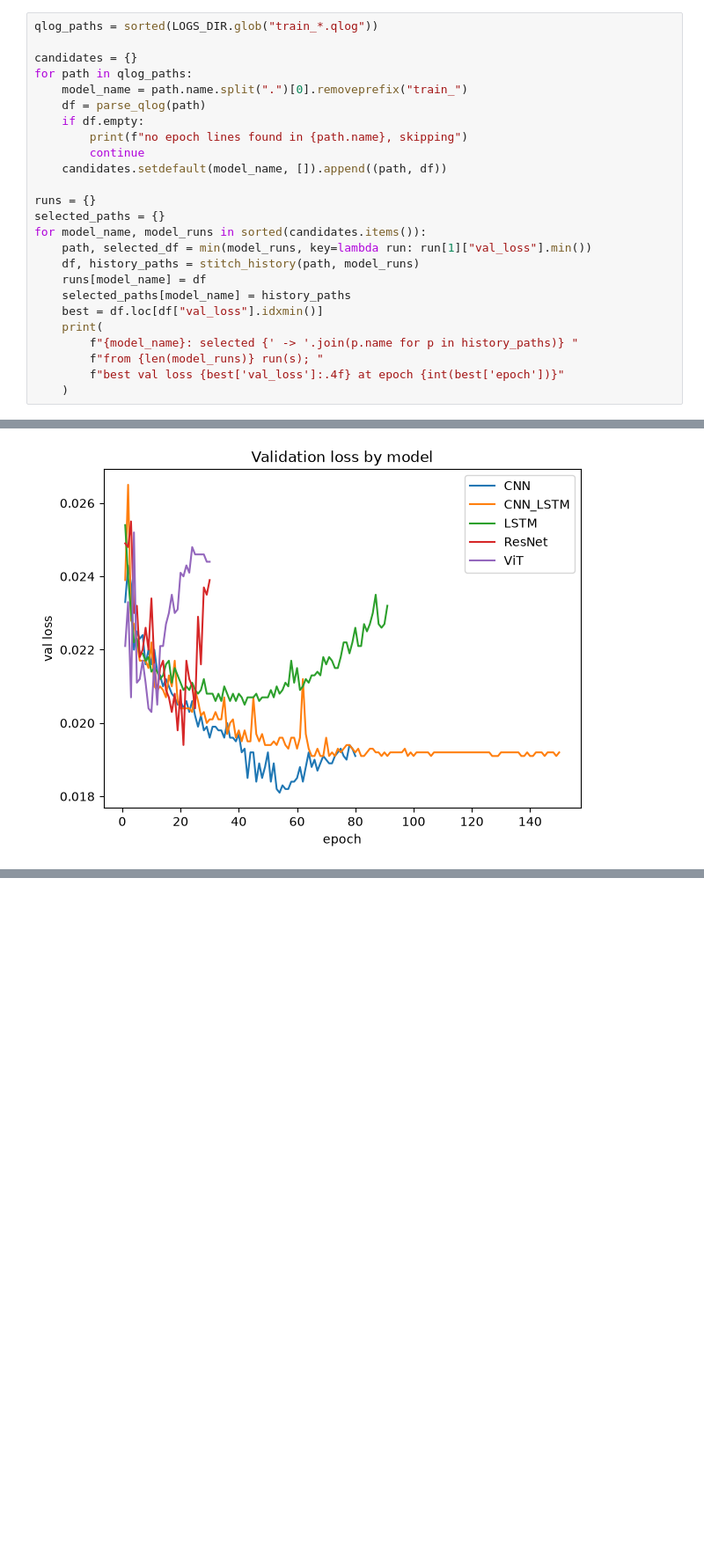
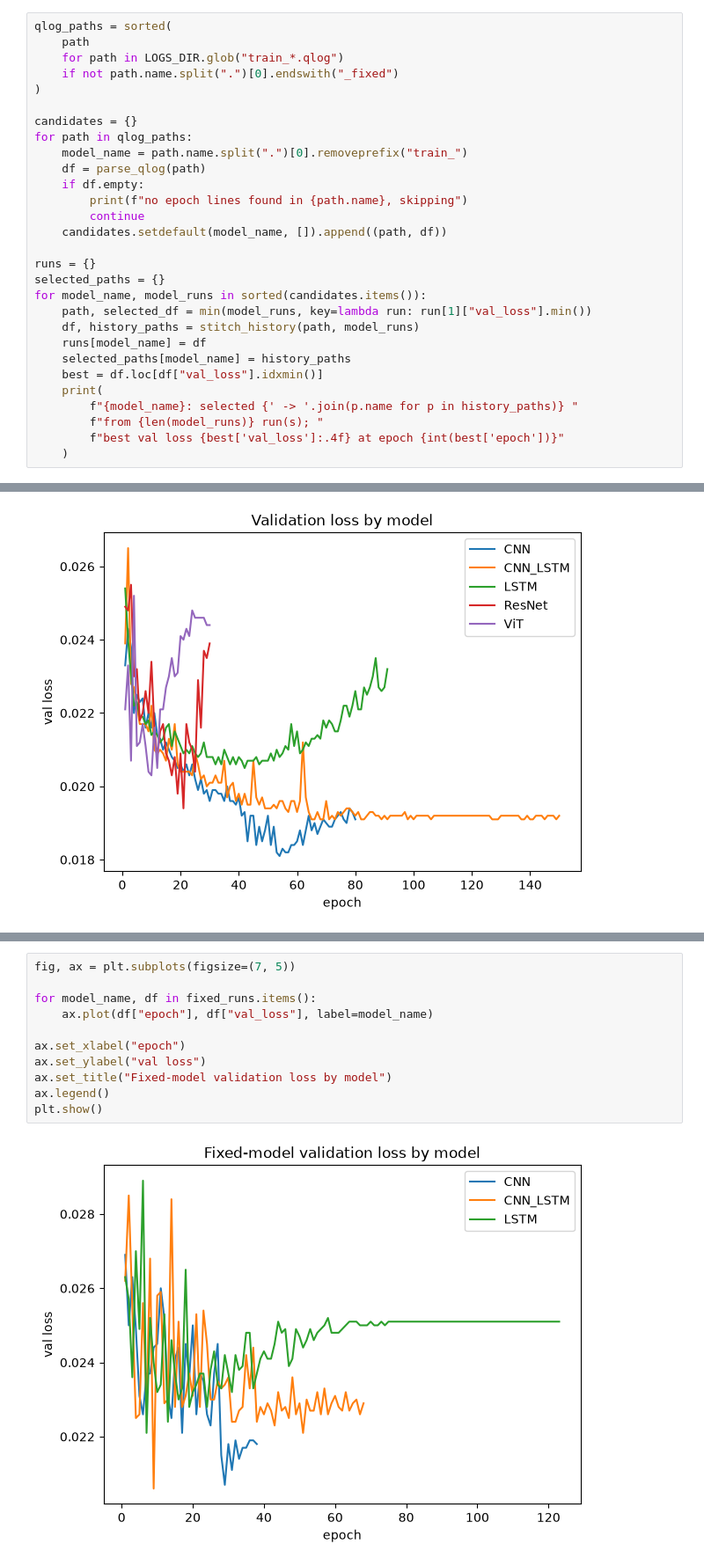
Before and after one commit to sparkyyyhd-bu/bu-rise-music, a Jupyter notebook: src/plot_training_curves.ipynb, the cells around one changed output, grey strips where cells are left out. Shown at 88% size. Drawn from its saved outputs; the diff is of its cells as text; blank space fills up the shorter version.

```diff
--- a/src/plot_training_curves.ipynb
+++ b/src/plot_training_curves.ipynb
@@ -73,7 +73,11 @@ def stitch_history(path: Path, model_runs) -> tuple[pd.DataFrame, list[Path]]:
     combined = combined.drop_duplicates("epoch", keep="last").sort_values("epoch")
     return combined.reset_index(drop=True), [*earlier_paths, path]
 # %%
-qlog_paths = sorted(LOGS_DIR.glob("train_*.qlog"))
+qlog_paths = sorted(
+    path
+    for path in LOGS_DIR.glob("train_*.qlog")
+    if not path.name.split(".")[0].endswith("_fixed")
+)
 
 candidates = {}
 for path in qlog_paths:
@@ -139,0 +200,13 @@ plt.show()
+# %%
+fig, ax = plt.subplots(figsize=(7, 5))
+
+for model_name, df in fixed_runs.items():
+    ax.plot(df["epoch"], df["val_loss"], label=model_name)
+
+ax.set_xlabel("epoch")
+ax.set_ylabel("val loss")
+ax.set_title("Fixed-model validation loss by model")
+ax.legend()
+plt.show()
+# %% [output]
+[figure, added]
```
Also changed, not shown: parts of 5 cells of this notebook, 3 other files.
